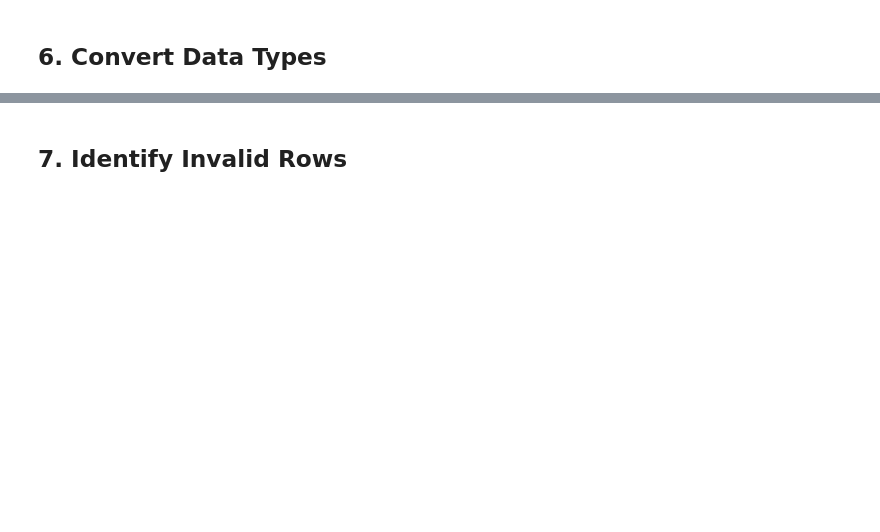
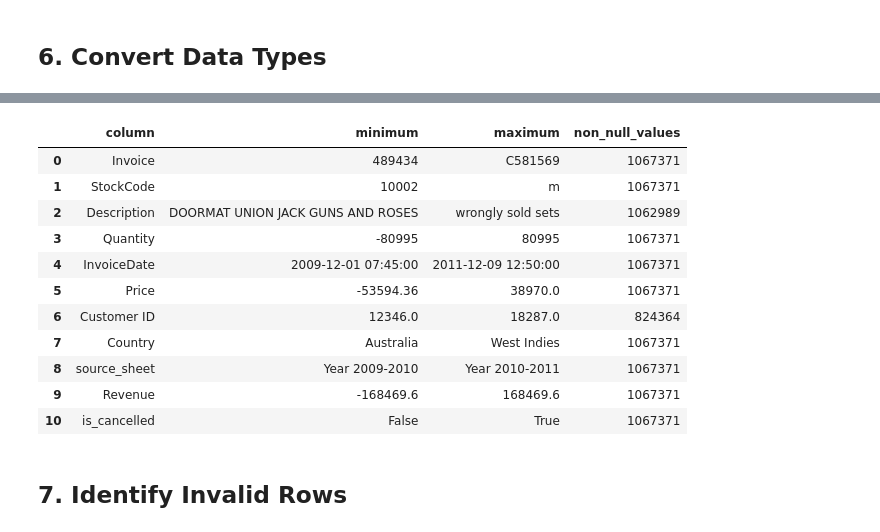
Before and after one commit to kilicarsezen/retail-self-refreshing-report, a Jupyter notebook: explore_retail.ipynb, the cells around one changed output, grey strips where cells are left out. Saved outputs shown, nothing was run; the diff lists cells and outputs as text; code cells hidden in the pictures; blank space fills up the shorter version.

Commit message:
Add per-column extreme value report

```diff
--- a/explore_retail.ipynb
+++ b/explore_retail.ipynb
@@ -69,3 +119,36 @@ df[["Quantity", "Price", "InvoiceDate", "Revenue"]].dtypes
+# %%
+def column_extremes(column):
+    values = df[column].dropna()
+    if values.empty:
+        return None, None
+    if pd.api.types.is_object_dtype(values) or pd.api.types.is_string_dtype(values):
+        values = values.astype("string")
+    return values.min(), values.max()
+
+extremes = [column_extremes(column) for column in df.columns]
+extreme_values = pd.DataFrame(
+    {
+        "column": df.columns,
+        "minimum": [minimum for minimum, _ in extremes],
+        "maximum": [maximum for _, maximum in extremes],
+        "non_null_values": [df[column].notna().sum() for column in df.columns],
+    }
+)
+
+extreme_values
+# %% [output]
+|  | column | minimum | maximum | non_null_values |
+| 0 | Invoice | 489434 | C581569 | 1067371 |
+| 1 | StockCode | 10002 | m | 1067371 |
+| 2 | Description | DOORMAT UNION JACK GUNS AND ROSES | wrongly sold sets | 1062989 |
+| 3 | Quantity | -80995 | 80995 | 1067371 |
+| 4 | InvoiceDate | 2009-12-01 07:45:00 | 2011-12-09 12:50:00 | 1067371 |
+| 5 | Price | -53594.36 | 38970.0 | 1067371 |
+| 6 | Customer ID | 12346.0 | 18287.0 | 824364 |
+| 7 | Country | Australia | West Indies | 1067371 |
+| 8 | source_sheet | Year 2009-2010 | Year 2010-2011 | 1067371 |
+| 9 | Revenue | -168469.6 | 168469.6 | 1067371 |
+| 10 | is_cancelled | False | True | 1067371 |
 # %% [markdown]
 ## 7. Identify Invalid Rows
 # %%
```
Also changed, not shown: parts of 9 cells of this notebook.
